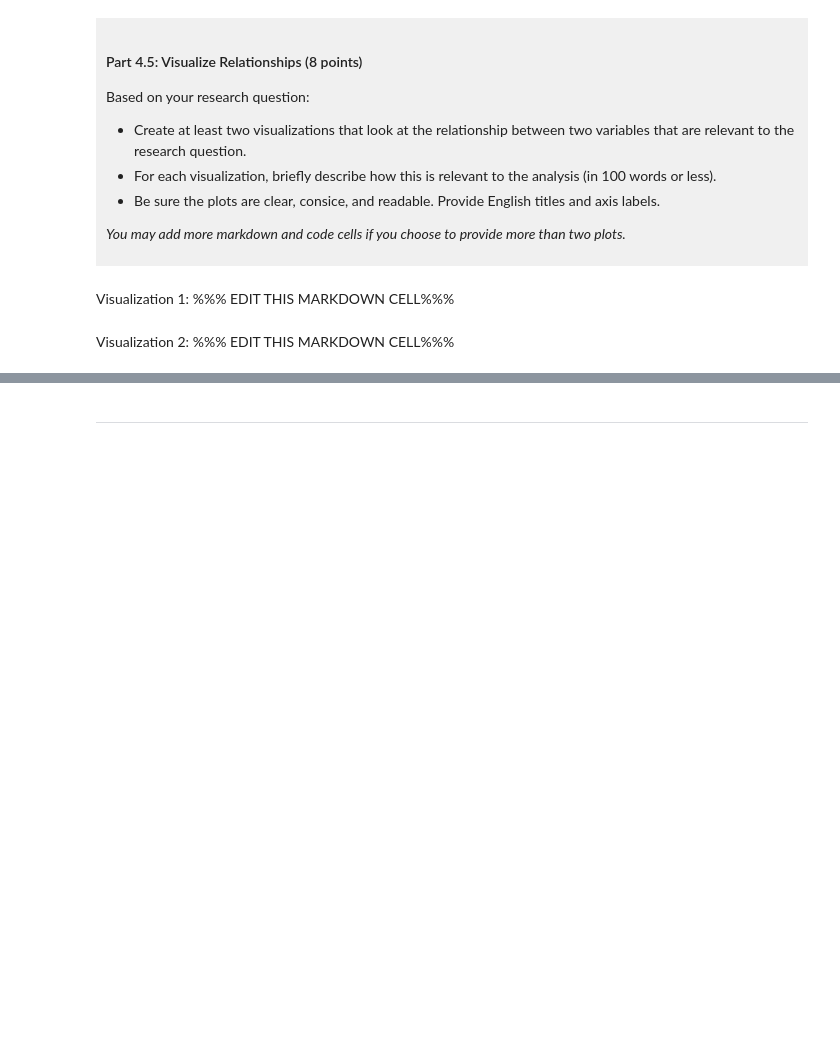
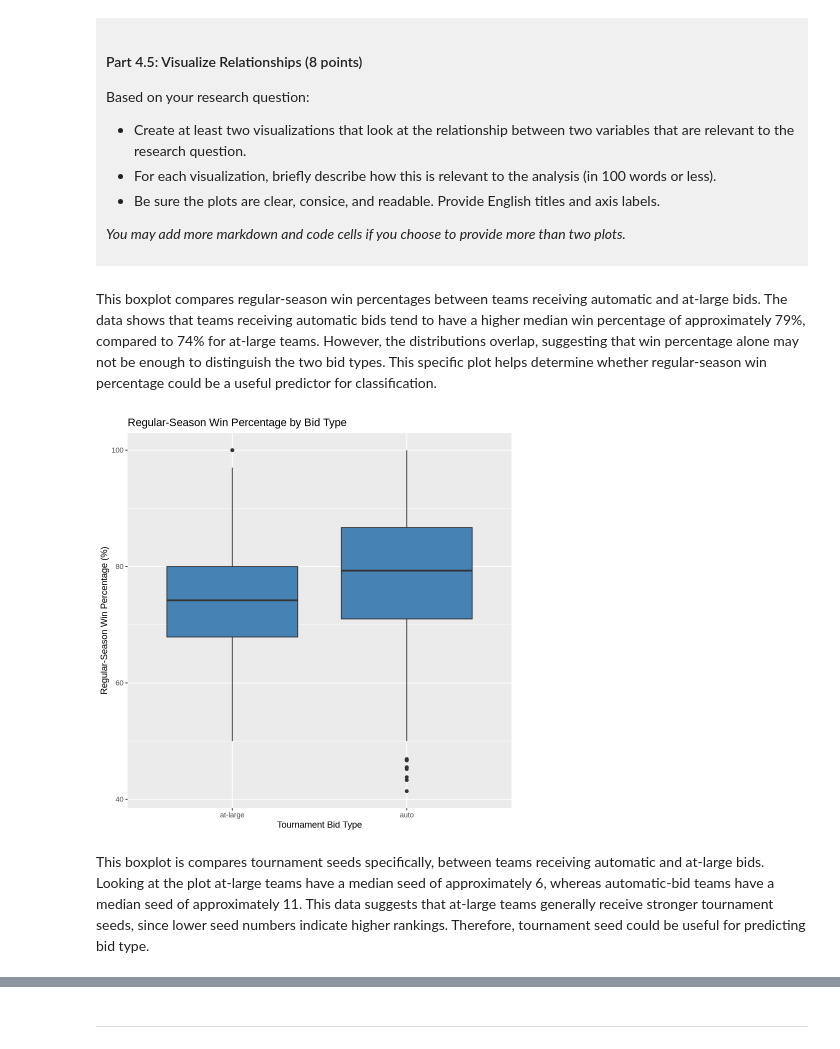
Before and after one commit to vtang06/dsci-100-project-vincent-tang, a Jupyter notebook: dsci-100-project-notebook.ipynb, the cells around one changed output, grey strips where cells are left out. Saved outputs shown, nothing was run; the diff lists cells and outputs as text; code cells hidden in the pictures; blank space fills up the shorter version.

```diff
--- a/dsci-100-project-notebook.ipynb
+++ b/dsci-100-project-notebook.ipynb
@@ -315,9 +359,16 @@ Based on your research question:
 *You may add more markdown and code cells if you choose to provide more than two plots.*
 </div>
 # %% [markdown]
-Visualization 1: %%% EDIT THIS MARKDOWN CELL%%%
+This boxplot compares regular-season win percentages between teams receiving automatic and at-large bids. The data shows that teams receiving automatic bids tend to have a higher median win percentage of approximately 79%, compared to 74% for at-large teams. However, the distributions overlap, suggesting that win percentage alone may not be enough to distinguish the two bid types. This specific plot helps determine whether regular-season win percentage could be a useful predictor for classification.
 # %%
-### EDIT THIS CODE CELL FOR VISUALIZATION 1###
+# Compare regular-season win percentages across bid types
+ggplot(basketball_tidy, aes(x = bid, y = reg_wins_pct)) +
+    geom_boxplot(fill = "steelblue") +
+    labs(title = "Regular-Season Win Percentage by Bid Type",
+         x = "Tournament Bid Type",
+         y = "Regular-Season Win Percentage (%)")
+# %% [output]
+[figure, added]
 # %% [markdown]
-Visualization 2: %%% EDIT THIS MARKDOWN CELL%%%
+This boxplot is compares tournament seeds specifically, between teams receiving automatic and at-large bids. Looking at the plot at-large teams have a median seed of approximately 6, whereas automatic-bid teams have a median seed of approximately 11. This data suggests that at-large teams generally receive stronger tournament seeds, since lower seed numbers indicate higher rankings. Therefore, tournament seed could be useful for predicting bid type.
 # %%
```
Also changed, not shown: parts of 7 cells of this notebook.
